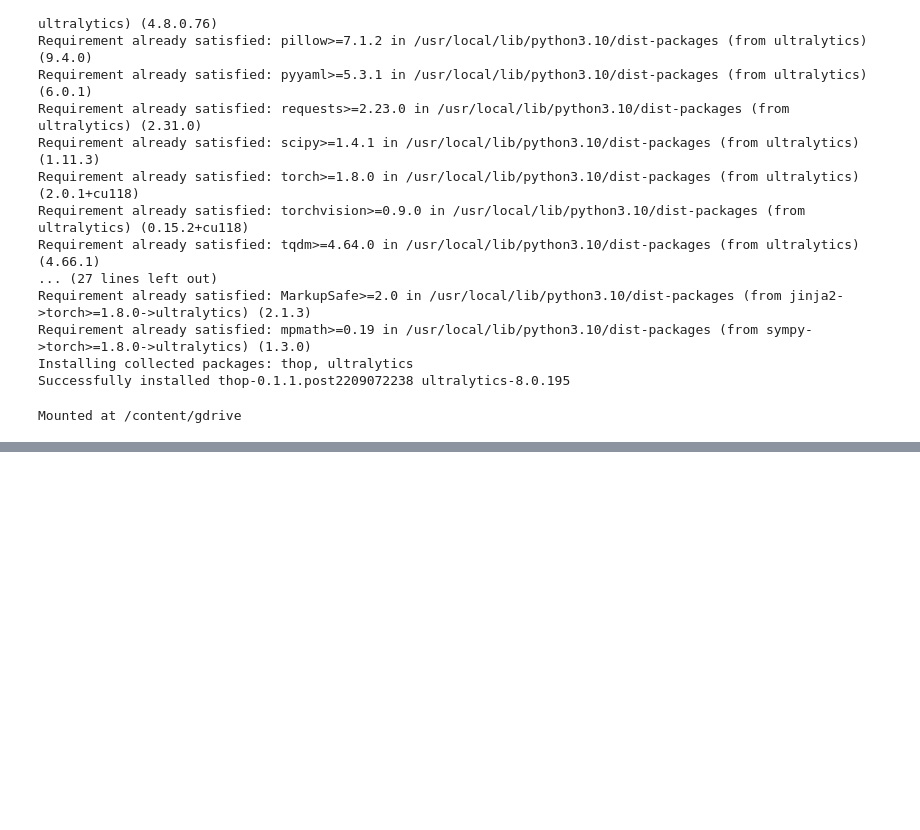
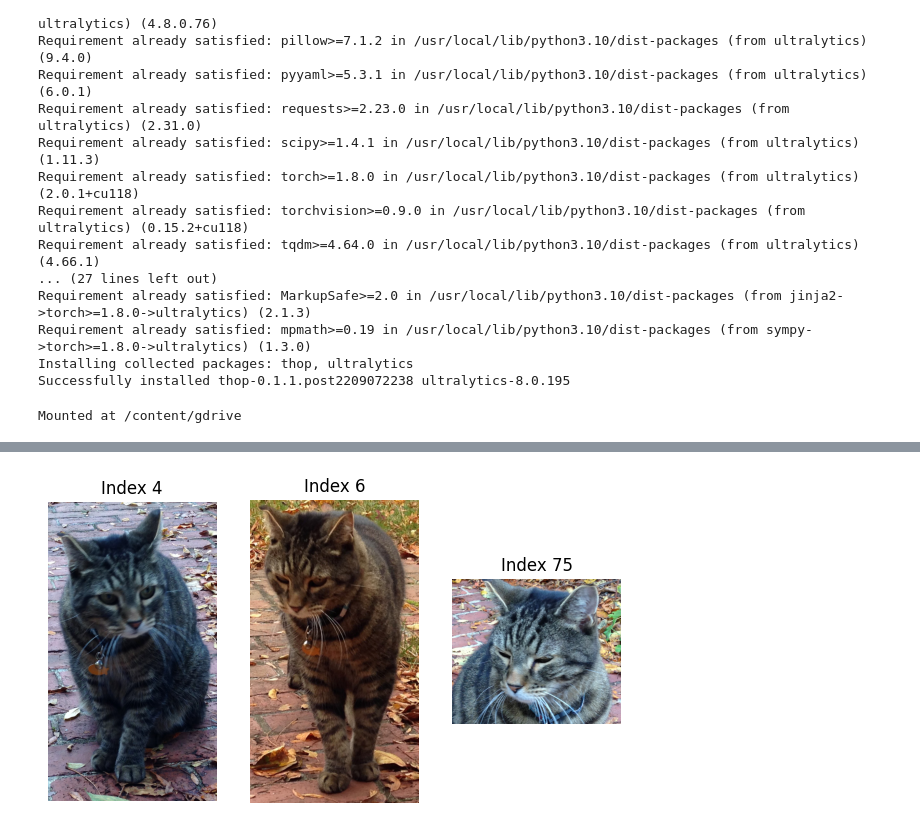
Before and after one commit to pcashman21/feral-cat-census, a Jupyter notebook: src/notebooks/cluster_yolo_images.ipynb, the cells around one changed output, grey strips where cells are left out. Saved outputs shown, nothing was run; the diff lists cells and outputs as text; code cells hidden in the pictures; blank space fills up the shorter version.

```diff
--- a/src/notebooks/cluster_yolo_images.ipynb
+++ b/src/notebooks/cluster_yolo_images.ipynb
@@ -623,0 +646,20 @@ elbows
+# %%
+# Cluster based on the optimal number of cluster when sensitivity is 1
+kmeans = KMeans(n_clusters=elbows[0], n_init="auto", random_state=22)
+kmeans.fit(feat)
+images_df = pd.DataFrame(data=cropped_image_files, columns=['cropped_image_filename'])
+images_df['cluster_id'] = kmeans.labels_
+# %%
+import math
+def plot_cluster(cluster_id):
+  cluster_filenames = images_df[images_df['cluster_id'] == cluster_id]
+  file_count = len(cluster_filenames)
+  columns = 4
+  rows = math.ceil(file_count / columns)
+  fig = plt.figure(figsize=(10,8))
+  for i in range(file_count):
+    ax = fig.add_subplot(rows, columns, i + 1)
+    ax.imshow(imread(os.path.join(path_to_cropped_and_classified_images, cluster_filenames['cropped_image_filename'].iloc[i])))
+    plt.axis('off')
+    plt.title('Index {}'.format(cluster_filenames.index[i]))
+  plt.show()
@@ -623,0 +670,4 @@ elbows
+# %%
+plot_cluster(0)
+# %% [output]
+[figure, added]
```
Also changed, not shown: parts of 16 cells of this notebook.
